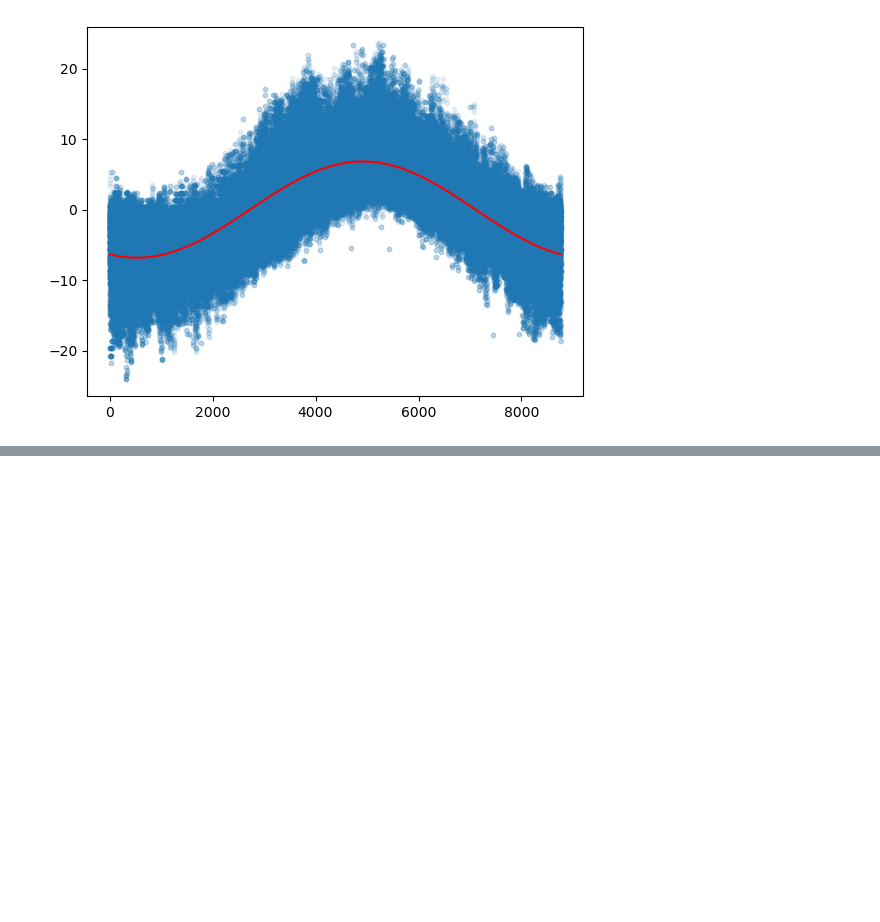
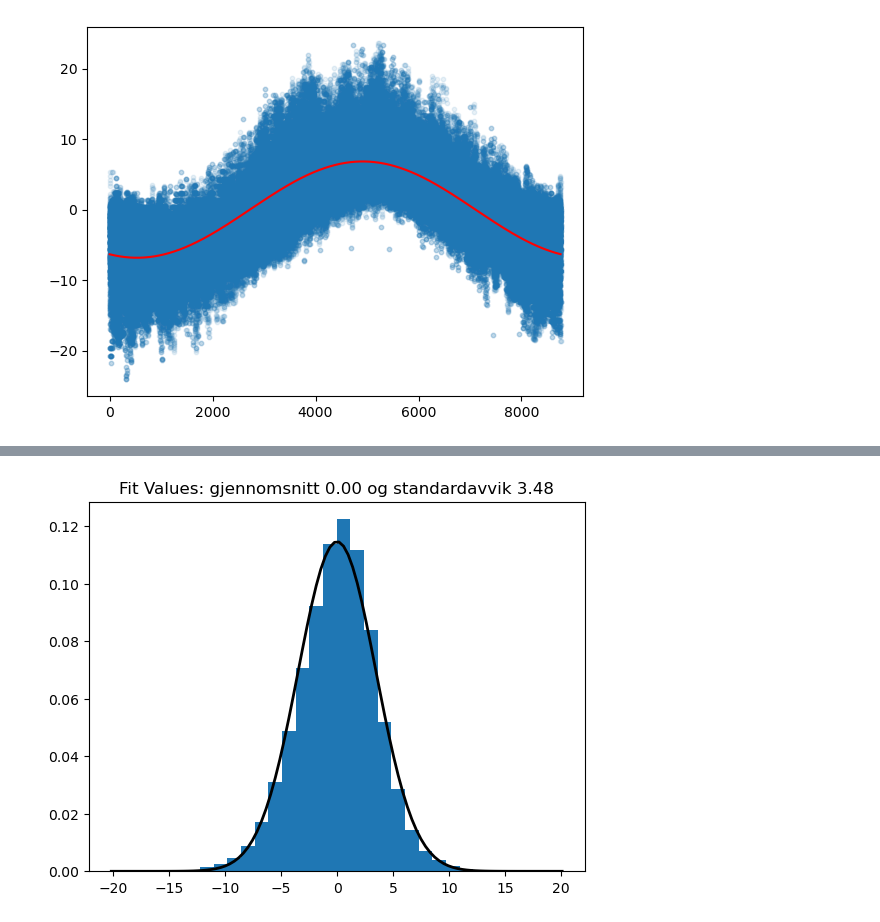
Before and after one commit to mbr085/V26MAT102, a Jupyter notebook: notebooks/uke13/Variasjoner_temperatur.ipynb, the cells around one changed output, grey strips where cells are left out. Saved outputs shown, nothing was run; the diff lists cells and outputs as text; code cells hidden in the pictures; blank space fills up the shorter version.

```diff
--- a/notebooks/uke13/Variasjoner_temperatur.ipynb
+++ b/notebooks/uke13/Variasjoner_temperatur.ipynb
@@ -232,0 +233,12 @@ np.float64(12.103672247654027)
+# %%
+mu, std = norm.fit(time_og_år_forutsigelse - y)
+plt.hist(time_og_år_forutsigelse - y, bins=30, density=True)
+# data['årlig_residual'].plot(kind='hist', bins=30, density=True)
+range = np.arange(-10, 10, 0.01)
+# plt.plot(range, norm.pdf(range,0,4))
+xmin, xmax = plt.xlim()
+plt.plot(np.linspace(xmin, xmax, 100), norm.pdf(np.linspace(xmin, xmax, 100), mu, std), 'k', linewidth=2)
+title = "Fit Values: gjennomsnitt {:.2f} og standardavvik {:.2f}".format(mu, std)
+plt.title(title);
+# %% [output]
+[figure, added]
```
Also changed, not shown: parts of 19 cells of this notebook, 4 other files.
